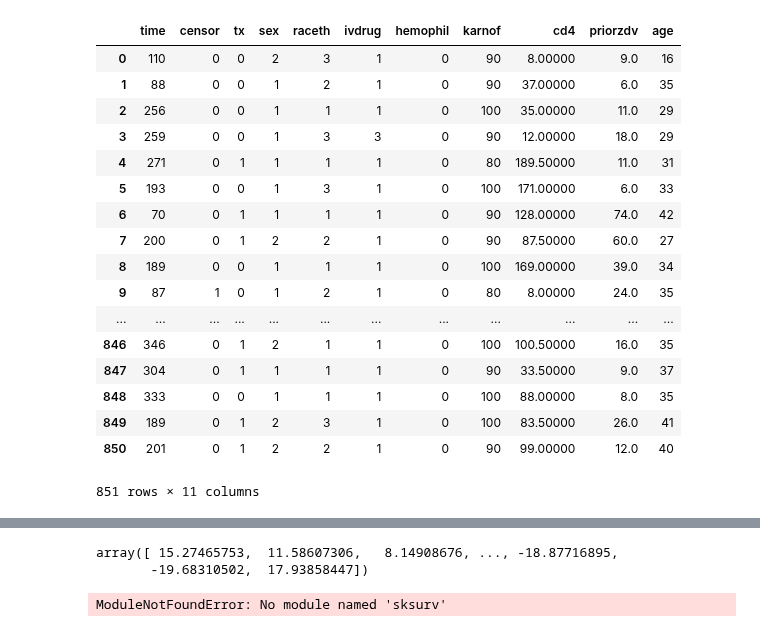
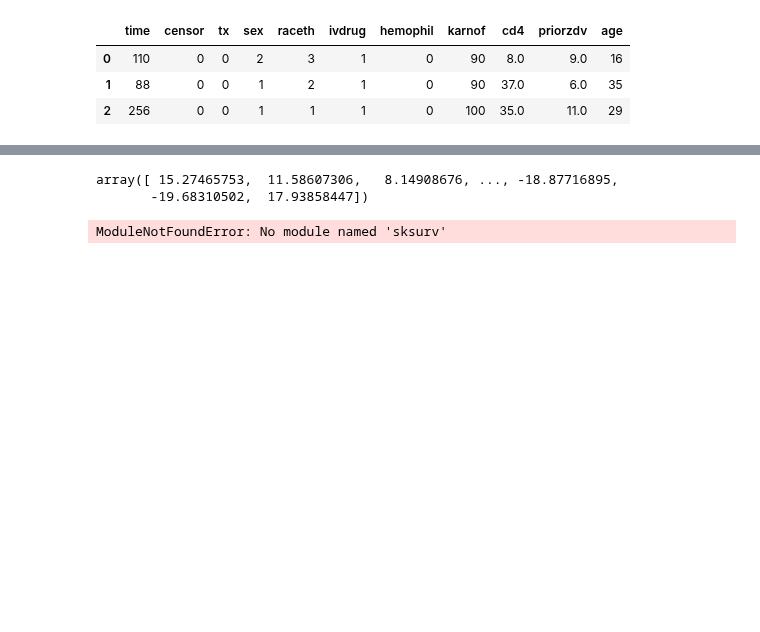
Before and after one commit to latlio/SurvivalAnalysis, a Jupyter notebook: XGBoost.ipynb, the cells around one changed output, grey strips where cells are left out. Drawn from its saved outputs; the diff is of its cells as text; code cells hidden in the pictures; blank space fills up the shorter version.

```diff
--- a/XGBoost.ipynb
+++ b/XGBoost.ipynb
@@ -15,23 +14,9 @@ data = pd.read_csv("AIDSdata.csv")
 # (and thus highly correlated with) from other predictor variables.
 data = data.drop(['id', 'time_d', 'censor_d', 'txgrp', 'strat2', 'time_d'], axis=1)
 # %%
-data
+data.head(3)
 # %% [output]
 |  | time | censor | tx | sex | raceth | ivdrug | hemophil | karnof | cd4 | priorzdv | age |
-| 0 | 110 | 0 | 0 | 2 | 3 | 1 | 0 | 90 | 8.00000 | 9.0 | 16 |
-| 1 | 88 | 0 | 0 | 1 | 2 | 1 | 0 | 90 | 37.00000 | 6.0 | 35 |
-| 2 | 256 | 0 | 0 | 1 | 1 | 1 | 0 | 100 | 35.00000 | 11.0 | 29 |
-| 3 | 259 | 0 | 0 | 1 | 3 | 3 | 0 | 90 | 12.00000 | 18.0 | 29 |
-| 4 | 271 | 0 | 1 | 1 | 1 | 1 | 0 | 80 | 189.50000 | 11.0 | 31 |
-| 5 | 193 | 0 | 0 | 1 | 3 | 1 | 0 | 100 | 171.00000 | 6.0 | 33 |
-| 6 | 70 | 0 | 1 | 1 | 1 | 1 | 0 | 90 | 128.00000 | 74.0 | 42 |
-| 7 | 200 | 0 | 1 | 2 | 2 | 1 | 0 | 90 | 87.50000 | 60.0 | 27 |
-| 8 | 189 | 0 | 0 | 1 | 1 | 1 | 0 | 100 | 169.00000 | 39.0 | 34 |
-| 9 | 87 | 1 | 0 | 1 | 2 | 1 | 0 | 80 | 8.00000 | 24.0 | 35 |
-| ... | ... | ... | ... | ... | ... | ... | ... | ... | ... | ... | ... |
-| 846 | 346 | 0 | 1 | 2 | 1 | 1 | 0 | 100 | 100.50000 | 16.0 | 35 |
-| 847 | 304 | 0 | 1 | 1 | 1 | 1 | 0 | 90 | 33.50000 | 9.0 | 37 |
-| 848 | 333 | 0 | 0 | 1 | 1 | 1 | 0 | 100 | 88.00000 | 8.0 | 35 |
-| 849 | 189 | 0 | 1 | 2 | 3 | 1 | 0 | 100 | 83.50000 | 26.0 | 41 |
-| 850 | 201 | 0 | 1 | 2 | 2 | 1 | 0 | 90 | 99.00000 | 12.0 | 40 |
+| 0 | 110 | 0 | 0 | 2 | 3 | 1 | 0 | 90 | 8.0 | 9.0 | 16 |
+| 1 | 88 | 0 | 0 | 1 | 2 | 1 | 0 | 90 | 37.0 | 6.0 | 35 |
+| 2 | 256 | 0 | 0 | 1 | 1 | 1 | 0 | 100 | 35.0 | 11.0 | 29 |
-851 rows × 11 columns
```
Also changed, not shown: parts of 12 cells of this notebook.
